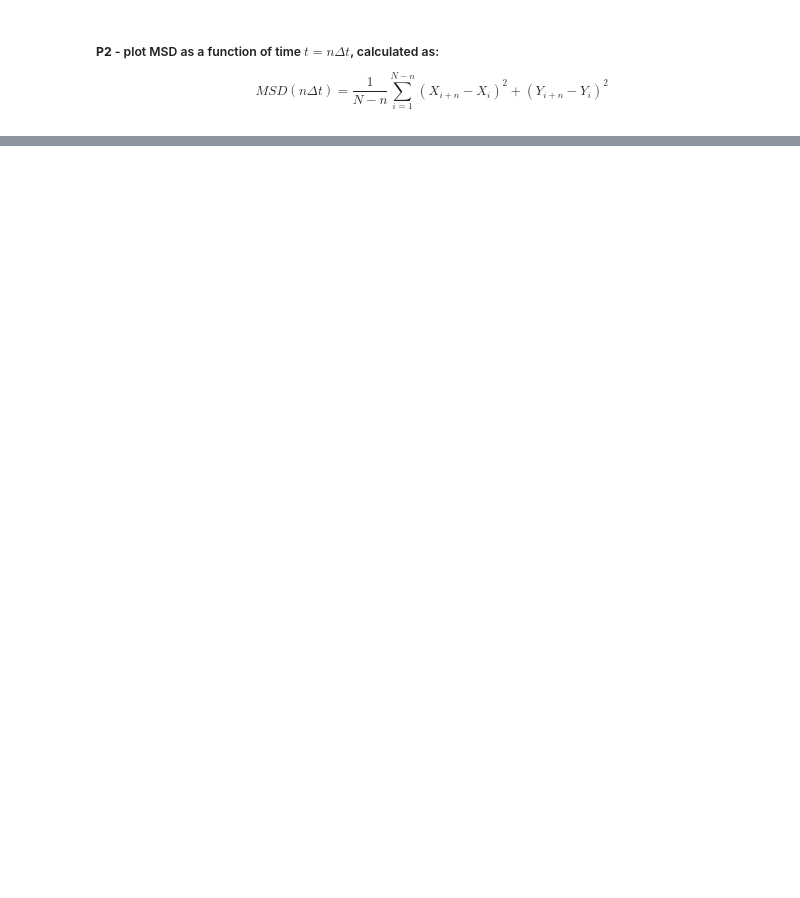
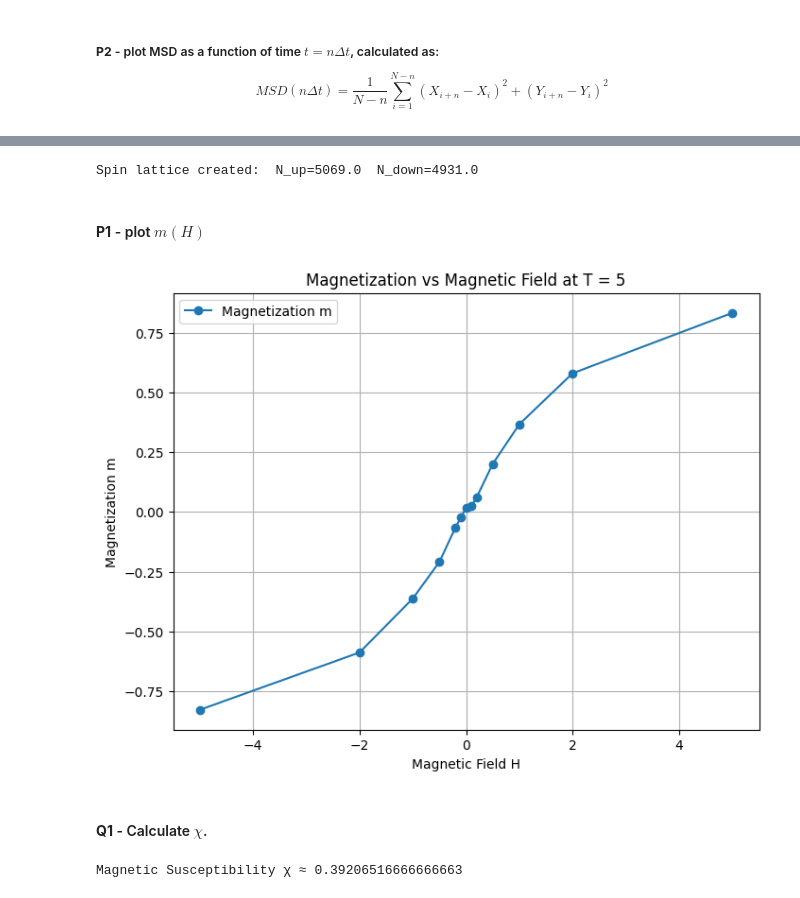
Before and after one commit to Wessias/SOCS, a Jupyter notebook: HW1/Untitled-1.ipynb, the cells around one changed output, grey strips where cells are left out. Cells and saved outputs as stored; diff of their text form; code cells hidden in the pictures; blank space fills up the shorter version.

```diff
--- a/HW1/Untitled-1.ipynb
+++ b/HW1/Untitled-1.ipynb
@@ -252,0 +271,14 @@ plt.show()
+# %%
+N = 100  # Size of the splin lattice.
+H = 0  # External field.
+J = 1  # Spin-spin coupling.
+T = 5  # Temperature. Temperatura critica ~2.269.
+
+sl = 2 * np.random.randint(2, size=(N, N)) - 1
+
+N_up = np.sum(sl + 1) / 2
+N_down = N * N - N_up
+
+print(f"Spin lattice created:  N_up={N_up}  N_down={N_down}")
+# %% [output]
+Spin lattice created:  N_up=5069.0  N_down=4931.0
@@ -252,0 +365,66 @@ plt.show()
+# %% [markdown]
+#### **P1** - plot $m(H)$
+# %%
+import random
+import time
+
+f = 0.05  # Number of randomly selected spins to flip-test.
+
+num_iterations = 200
+
+H_vals = [-5, -2, -1, -0.5, -0.2, -0.1, 0, 0.1, 0.2, 0.5, 1, 2, 5]
+m_vals = []
+Nspins = np.size(sl)  # Total number of spins in the spin lattice.
+Ni, Nj = sl.shape
+
+S = int(np.ceil(Nspins * f))  # Number of randomly selected spins.
+
+for h in H_vals:
+    m_tot = 0
+    H = h
+    sl = 2 * np.random.randint(2, size=(N, N)) - 1
+    for i in range(num_iterations):
+        ns = random.sample(range(Nspins), S)
+
+        i_list = list(map(lambda x: x % Ni, ns))
+        j_list = list(map(lambda x: x // Ni, ns))
+
+        pi, Z = probabilities_spins(i_list, j_list, sl, H, J, T)
+
+        rn = np.random.rand(S)
+        for i in range(S):
+            if rn[i] > pi[0, i]:
+                sl[i_list[i], j_list[i]] = -1
+            else:
+                sl[i_list[i], j_list[i]] = 1
+        m_tot += np.sum(sl) / (N**2)
+    m_vals.append(m_tot / num_iterations)
+
+# Plot m(H)
+plt.figure(figsize=(8, 6))
+plt.plot(H_vals, m_vals, 'o-', label="Magnetization m")
+plt.xlabel("Magnetic Field H")
+plt.ylabel("Magnetization m")
+plt.title("Magnetization vs Magnetic Field at T = 5")
+plt.legend()
+plt.grid()
+plt.show()
+# %% [output]
+[figure, added]
+# %% [markdown]
+#### **Q1** - Calculate $\chi$.
+# %%
+from scipy.stats import linregress
+
+# Use small H values for linear fit
+small_H_indices = [i for i, H in enumerate(H_vals) if -0.5 <= H <= 0.5]
+H_small = np.array([H_vals[i] for i in small_H_indices])
+m_small = np.array([m_vals[i] for i in small_H_indices])
+
+# Calculate slope (susceptibility)
+slope, intercept, r_value, p_value, std_err = linregress(H_small, m_small)
+chi = slope
+
+print(f"Magnetic Susceptibility χ ≈ {chi}")
+# %% [output]
+Magnetic Susceptibility χ ≈ 0.39206516666666663
```
Also changed, not shown: parts of 10 cells of this notebook, 1 other file.
